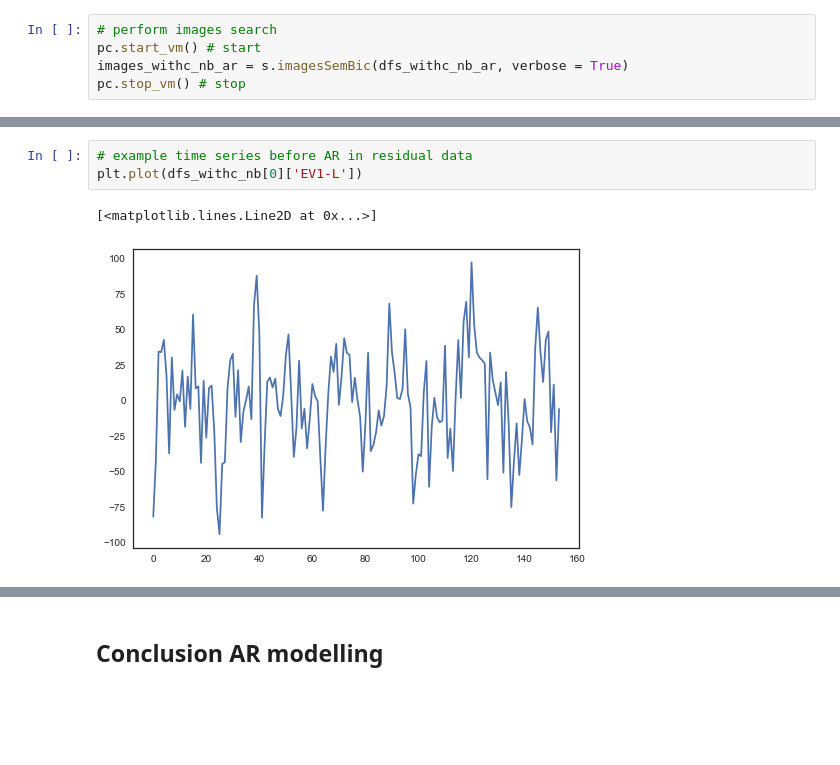
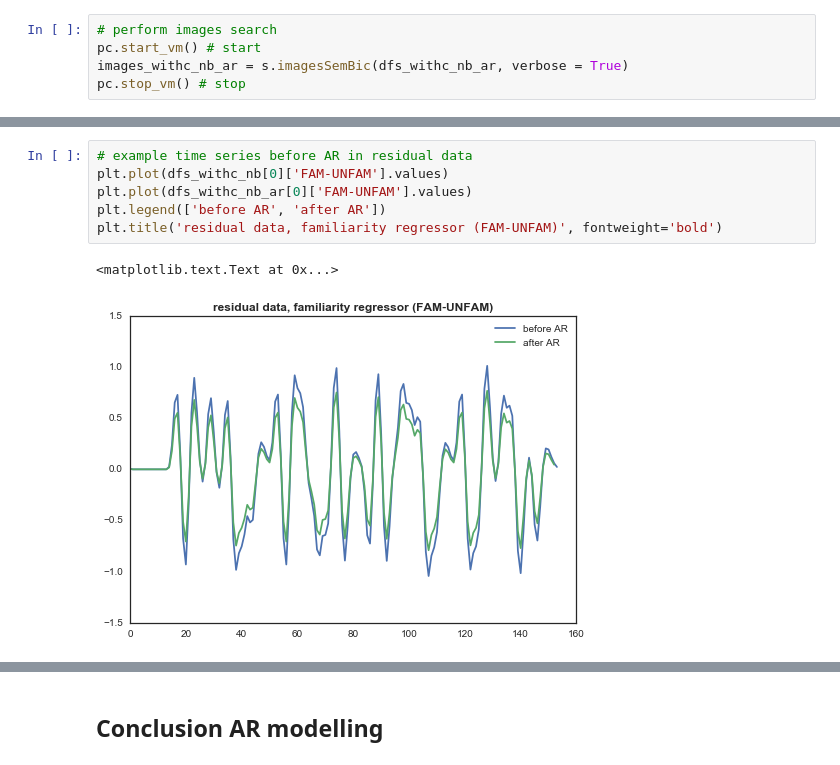
Before and after one commit to oliver-contier/famface-temporal-dynamics, a Jupyter notebook: notebooks/pycausal_analysis.ipynb, the cells around one changed output, grey strips where cells are left out. Drawn from its saved outputs; the diff is of its cells as text; blank space fills up the shorter version.

```diff
--- a/notebooks/pycausal_analysis.ipynb
+++ b/notebooks/pycausal_analysis.ipynb
@@ -696,7 +585,10 @@ SVG(svg_str)
 [drawing not drawn]
 # %%
 # example time series before AR in residual data
-plt.plot(dfs_withc_nb[0]['EV1-L'])
+plt.plot(dfs_withc_nb[0]['FAM-UNFAM'].values)
+plt.plot(dfs_withc_nb_ar[0]['FAM-UNFAM'].values)
+plt.legend(['before AR', 'after AR'])
+plt.title('residual data, familiarity regressor (FAM-UNFAM)', fontweight='bold')
 # %% [output]
-[<matplotlib.lines.Line2D at 0x...>]
+<matplotlib.text.Text at 0x...>
-[figure, old version]
+[figure, new version]
```
Also changed, not shown: parts of 54 cells of this notebook.
